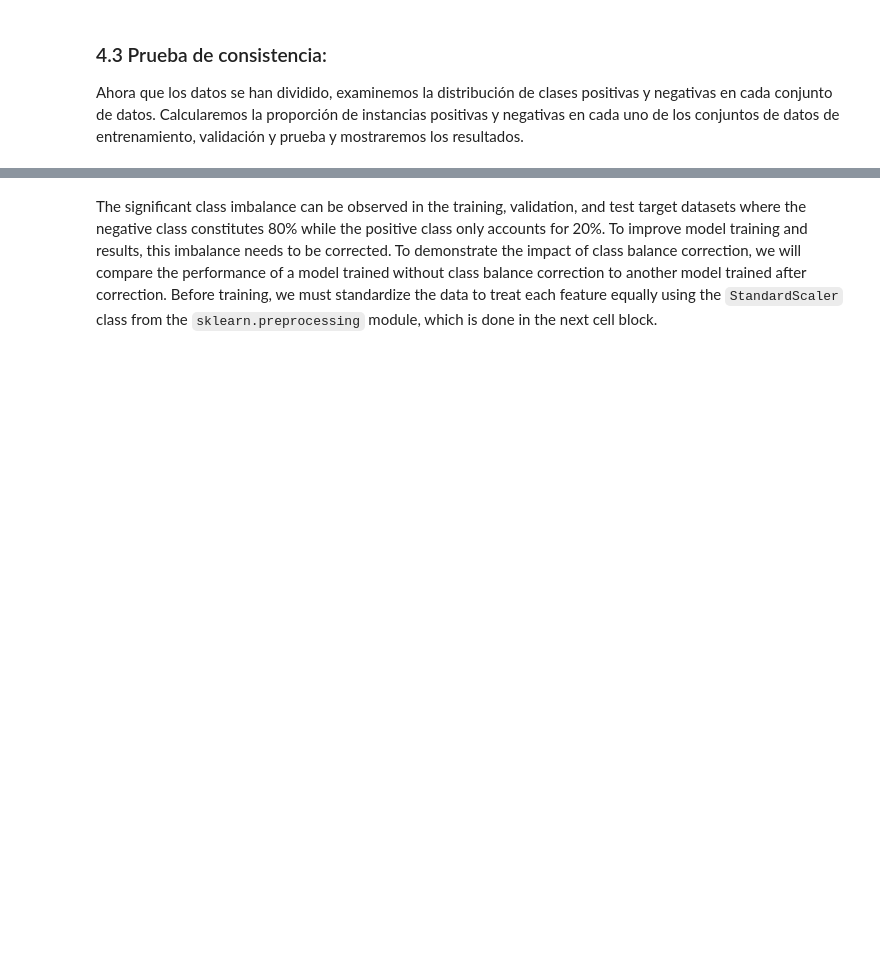
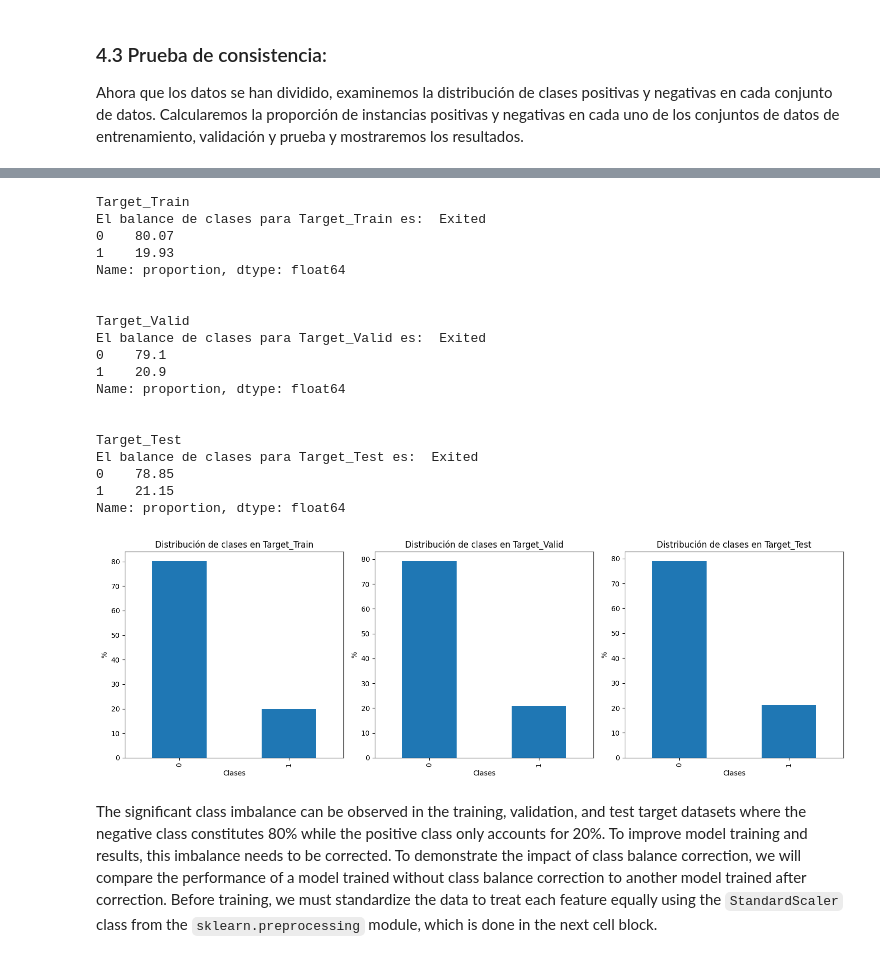
Before and after one commit to glouigi/SP-10-BETABANK-PREDICCION-DE-BAJA-DE-CLIENTE, a Jupyter notebook: SP10. BetaBank prediccion de baja.ipynb, the cells around one changed output, grey strips where cells are left out. Cells and saved outputs as stored; diff of their text form; code cells hidden in the pictures; blank space fills up the shorter version.

```diff
--- a/SP10. BetaBank prediccion de baja.ipynb
+++ b/SP10. BetaBank prediccion de baja.ipynb
@@ -223,15 +224,3 @@ features_valid, features_test, target_valid, target_test = train_test_split(feat
 ### 4.3 Prueba de consistencia:
 
 Ahora que los datos se han dividido, examinemos la distribución de clases positivas y negativas en cada conjunto de datos. Calcularemos la proporción de instancias positivas y negativas en cada uno de los conjuntos de datos de entrenamiento, validación y prueba y mostraremos los resultados.
-# %%
-PC_train = round(target_train.value_counts(normalize=True) * 100,2)
-PC_valid = round(target_valid.value_counts(normalize=True) * 100,2)
-PC_test = round(target_test.value_counts(normalize=True) * 100,2)
-
-print('BALANCE DE CLASES:')
-a = {'Target_Train': PC_train,
-     'Target_Valid': PC_valid,
-     'Target_Test': PC_test}
-
-for i,j in a.items():
-    print(f'La prueba de consistencia para {i}, es: {j}')
@@ -280,3 +227,54 @@ Positive class balance: 21.15%
+# %%
+# Lista de DataFrames y sus nombres
+datasets = [target_train, target_valid, target_test]
+dataset_names = ['Target_Train', 'Target_Valid', 'Target_Test']
+
+# Crear una figura para los gráficos
+plt.figure(figsize=(15, 5))  # Tamaño de la figura (ancho, alto)
+
+# Ciclo para iterar sobre los datasets y graficar
+for i, (dataset, name) in enumerate(zip(datasets, dataset_names)):
+    # Obtener los conteos de valores en la columna 'columna'
+    counts = round(dataset.value_counts(normalize=True)* 100,2)
+    print(name)
+    print(f'El balance de clases para {name} es: ', counts,'\n\n')
+
+
+    # Crear el gráfico de barras en una subgráfica (subplot)
+    plt.subplot(1, 3, i + 1)  # 1 fila, 3 columnas, y el gráfico en la posición i+1
+    counts.plot(kind='bar')
+
+    # Agregar título y etiquetas
+    plt.title(f"Distribución de clases en {name}")
+    plt.xlabel('Clases')
+    plt.ylabel('%')
+
+# Ajustar el layout para que los gráficos no se sobrepongan
+plt.tight_layout()
+
+# Mostrar los gráficos
+plt.show()
+# %% [output]
+Target_Train
+El balance de clases para Target_Train es:  Exited
+0    80.07
+1    19.93
+Name: proportion, dtype: float64
+
+
+Target_Valid
+El balance de clases para Target_Valid es:  Exited
+0    79.1
+1    20.9
+Name: proportion, dtype: float64
+
+
+Target_Test
+El balance de clases para Target_Test es:  Exited
+0    78.85
+1    21.15
+Name: proportion, dtype: float64
+[figure, added]
 # %% [markdown]
 The significant class imbalance can be observed in the training, validation, and test target datasets where the negative class constitutes 80% while the positive class only accounts for 20%. To improve model training and results, this imbalance needs to be corrected. To demonstrate the impact of class balance correction, we will compare the performance of a model trained without class balance correction to another model trained after correction. Before training, we must standardize the data to treat each feature equally using the `StandardScaler` class from the `sklearn.preprocessing` module, which is done in the next cell block.
 # %%
```
Also changed, not shown: parts of 3 cells of this notebook.
